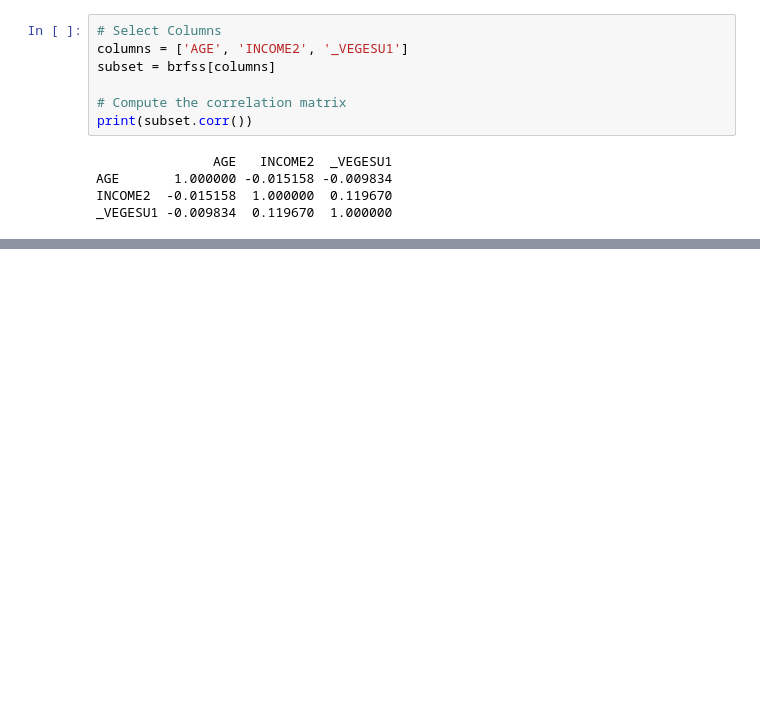
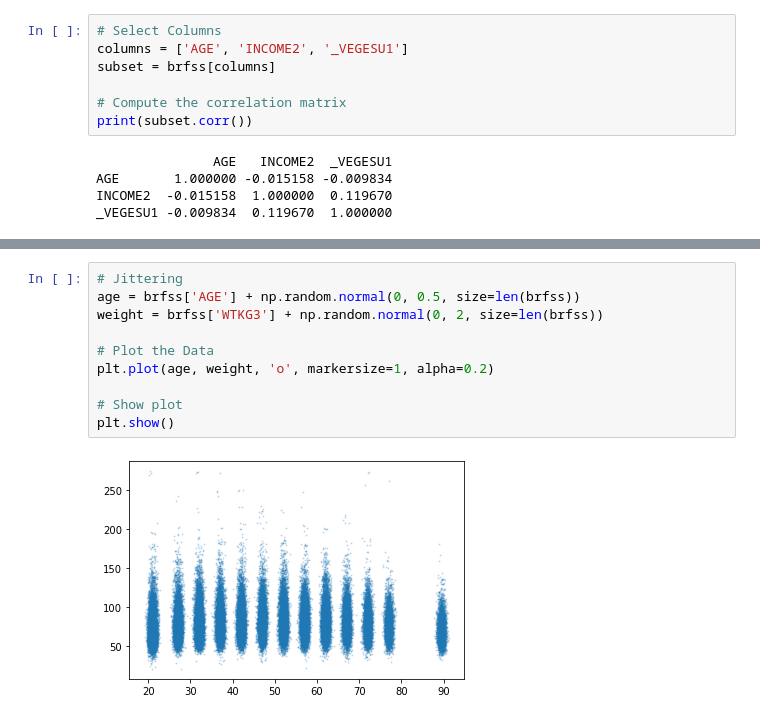
Before and after one commit to SketchQ/DataCamp_DataScience_Track, a Jupyter notebook: 16_Exploratory Data Analysis in Python/Chapter_3_Relationships.ipynb, the cells around one changed output, grey strips where cells are left out. Cells and saved outputs as stored; diff of their text form; blank space fills up the shorter version.

```diff
--- a/16_Exploratory Data Analysis in Python/Chapter_3_Relationships.ipynb
+++ b/16_Exploratory Data Analysis in Python/Chapter_3_Relationships.ipynb
@@ -454,0 +578,12 @@ _VEGESU1 -0.009834  0.119670  1.000000
+# %%
+# Jittering
+age = brfss['AGE'] + np.random.normal(0, 0.5, size=len(brfss))
+weight = brfss['WTKG3'] + np.random.normal(0, 2, size=len(brfss))
+
+# Plot the Data
+plt.plot(age, weight, 'o', markersize=1, alpha=0.2)
+
+# Show plot
+plt.show()
+# %% [output]
+[figure, added]
```
Also changed, not shown: parts of 16 cells of this notebook, 1 other file.
